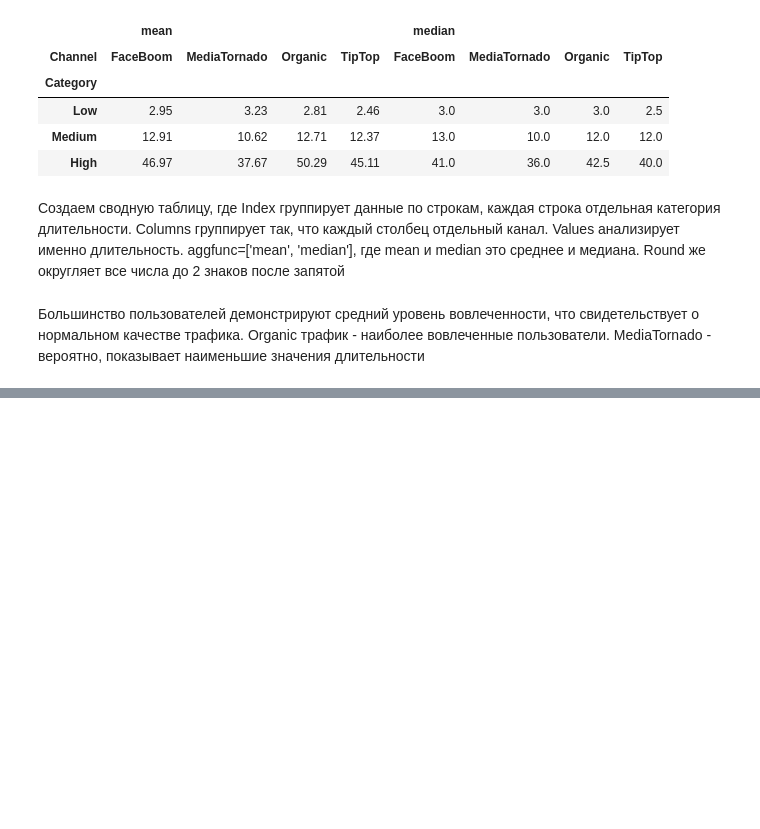
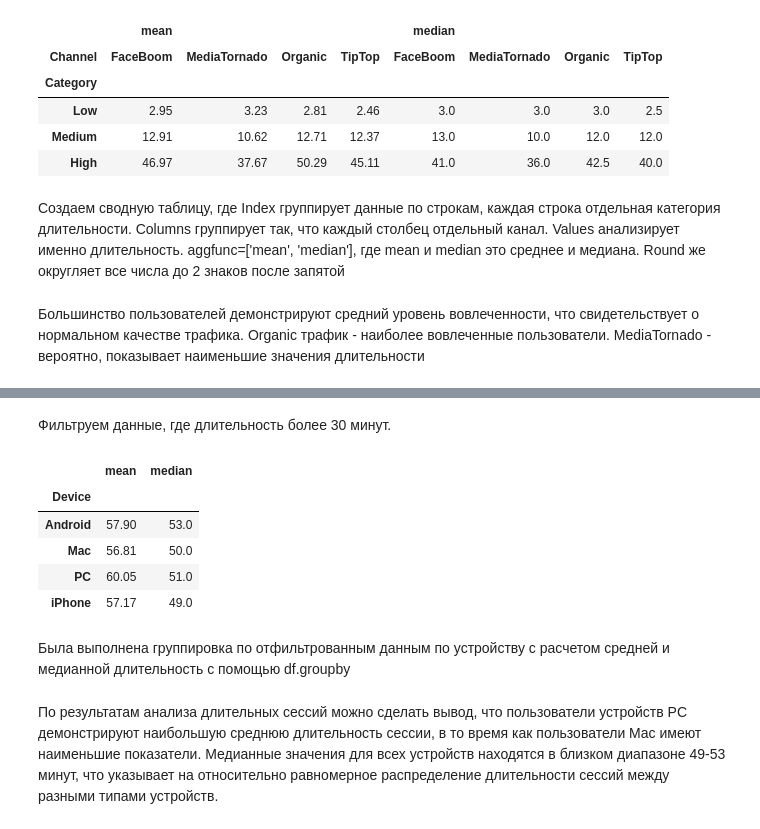
Before and after one commit to pol1np/Lab1, a Jupyter notebook: ЛР1_Проценко_6.ipynb, the cells around one changed output, grey strips where cells are left out. Saved outputs shown, nothing was run; the diff lists cells and outputs as text; code cells hidden in the pictures; blank space fills up the shorter version.

```diff
--- a/ЛР1_Проценко_6.ipynb
+++ b/ЛР1_Проценко_6.ipynb
@@ -365,0 +391,18 @@ pivot_table
+# %%
+filtr_df = df[df['Session_Time'] > 30]
+# %% [markdown]
+Фильтруем данные, где длительность более 30 минут.
+# %%
+grouped_df = filtr_df.groupby('Device')['Session_Time'].agg(['mean', 'median']).round(2)
+grouped_df
+# %% [output]
+|  | mean | median |
+| Device |  |  |
+| Android | 57.90 | 53.0 |
+| Mac | 56.81 | 50.0 |
+| PC | 60.05 | 51.0 |
+| iPhone | 57.17 | 49.0 |
+# %% [markdown]
+Была выполнена группировка по отфильтрованным данным по устройству с расчетом средней и медианной длительность с помощью df.groupby
+# %% [markdown]
+По результатам анализа длительных сессий можно сделать вывод, что пользователи устройств PC демонстрируют наибольшую среднюю длительность сессии, в то время как пользователи Mac имеют наименьшие показатели. Медианные значения для всех устройств находятся в близком диапазоне 49-53 минут, что указывает на относительно равномерное распределение длительности сессий между разными типами устройств.
```
Also changed, not shown: parts of 14 cells of this notebook.
